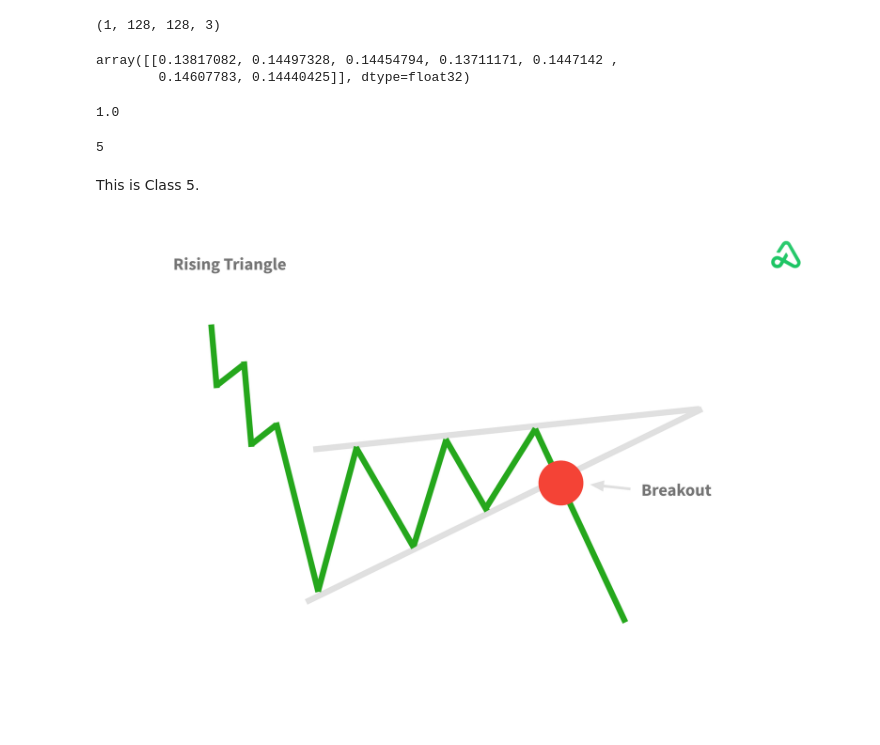
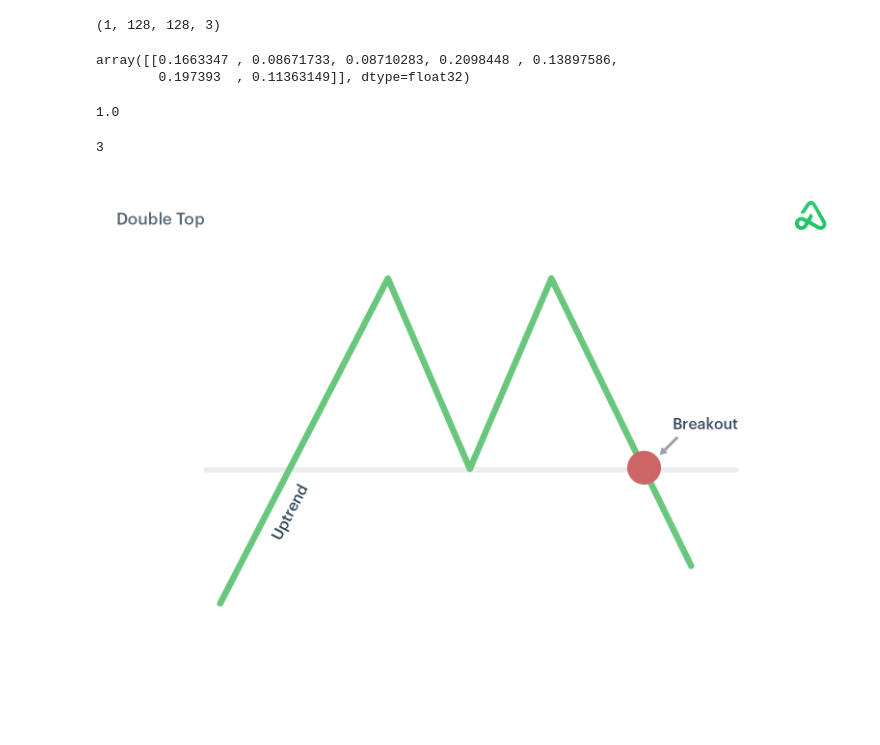
Before and after one commit to Ashen2020/Phoenix_Pattern_Detector, a Jupyter notebook: phoenix_pattern_detector.ipynb, the cells around one changed output. Saved outputs shown, nothing was run; the diff lists cells and outputs as text; code cells hidden in the pictures; blank space fills up the shorter version.

```diff
--- a/phoenix_pattern_detector.ipynb
+++ b/phoenix_pattern_detector.ipynb
@@ -125,6 +125,7 @@ d3 =  tf.keras.layers.Dense(7,activation='softmax')
 model.add(d3)
 
 
+model.add(tf.keras.layers.Dense(256, activation='relu'))
 model.add(tf.keras.layers.Dense(128, activation='relu'))
 model.add(tf.keras.layers.Dense(64, activation='relu'))
 model.add(tf.keras.layers.Dropout(0.5))
@@ -143,15 +144,15 @@ weights[1].shape
 # %% [markdown]
 ## Formatting data
 # %%
-# this is the data augmentation configuration we will use for training
+#this is the data augmentation configuration we will use for training
 train_datagen = ImageDataGenerator(
     rescale=1. / 255,
-    shear_range=0.2,
-    zoom_range=0.2,
+    shear_range=0.1,
+    zoom_range=0.1,
     horizontal_flip=True,
-    rotation_range=20,
-    width_shift_range=0.2,
-    height_shift_range=0.2
+    rotation_range=10,
+    width_shift_range=0.1,
+    height_shift_range=0.1
 )
 # %%
 # this is the augmentation configuration we will use for testing:
@@ -212,5 +233,5 @@ model.save_weights('model-2.h5')
 # %%
-model.load_weights('model-2.h5')
+model.load_weights('model-4.h5')
 # %% [markdown]
 ## Make predictions with the trained CNN!
 # %%
@@ -236,8 +257,8 @@ out = model.predict_on_batch(img)
 # %%
 out
 # %% [output]
-array([[0.13817082, 0.14497328, 0.14454794, 0.13711171, 0.1447142 ,
-        0.14607783, 0.14440425]], dtype=float32)
+array([[0.1663347 , 0.08671733, 0.08710283, 0.2098448 , 0.13897586,
+        0.197393  , 0.11363149]], dtype=float32)
 # %%
 np.sum(out)
 # %% [output]
@@ -247,7 +268,7 @@ from IPython.display import display, HTML, Image
 # %%
 np.argmax(out)
 # %% [output]
-5
+3
 # %%
 predicted_class=np.argmax(out)
 
@@ -274,12 +295,10 @@ elif predicted_class == 6:
     image_path ='/content/DATASET/output/Symmetrical_Triangle.png'
 else:
     output_text = "Class not recognized."
     image_path ='/content/DATASET/output/Descending_Triangle.png'
 
 
-# Display the text
-display(HTML(output_text))
+#display image
 display(Image(filename=image_path))
 # %% [output]
-This is Class 5.
-[figure, old version]
+[figure, new version]
```
Also changed, not shown: parts of 8 cells of this notebook.
